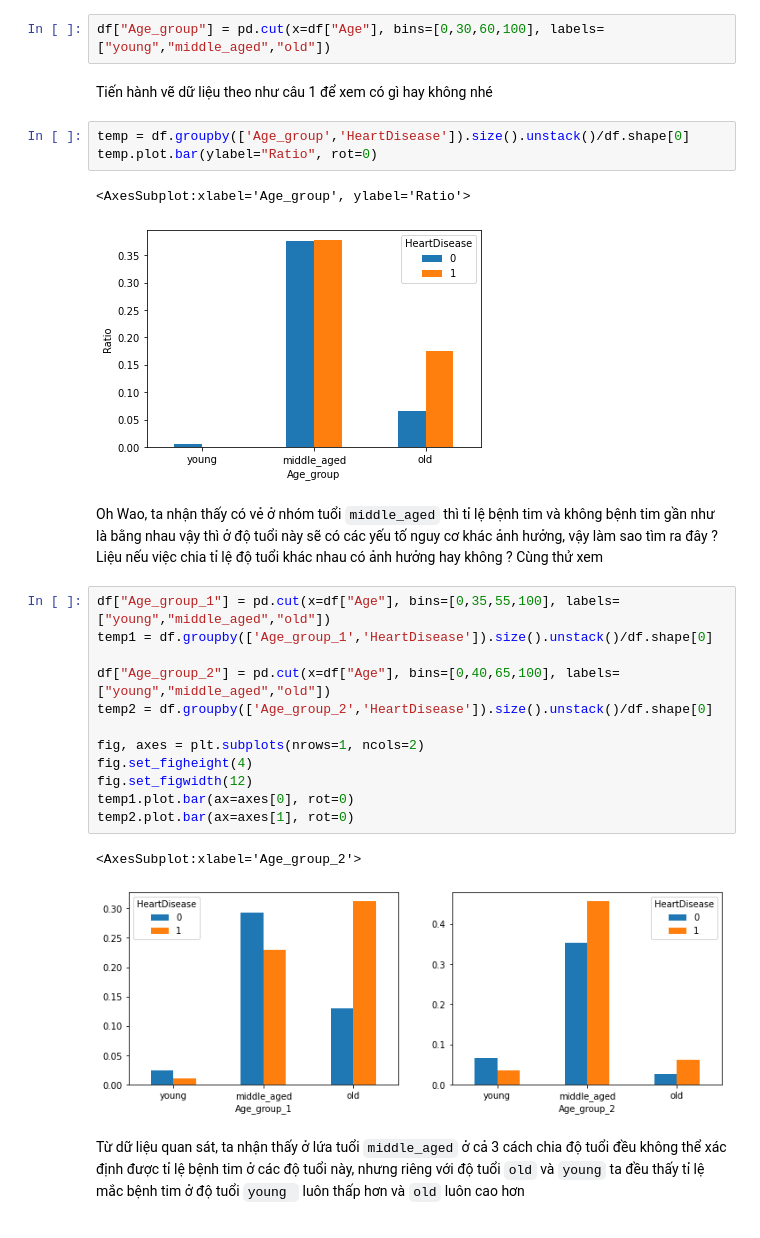
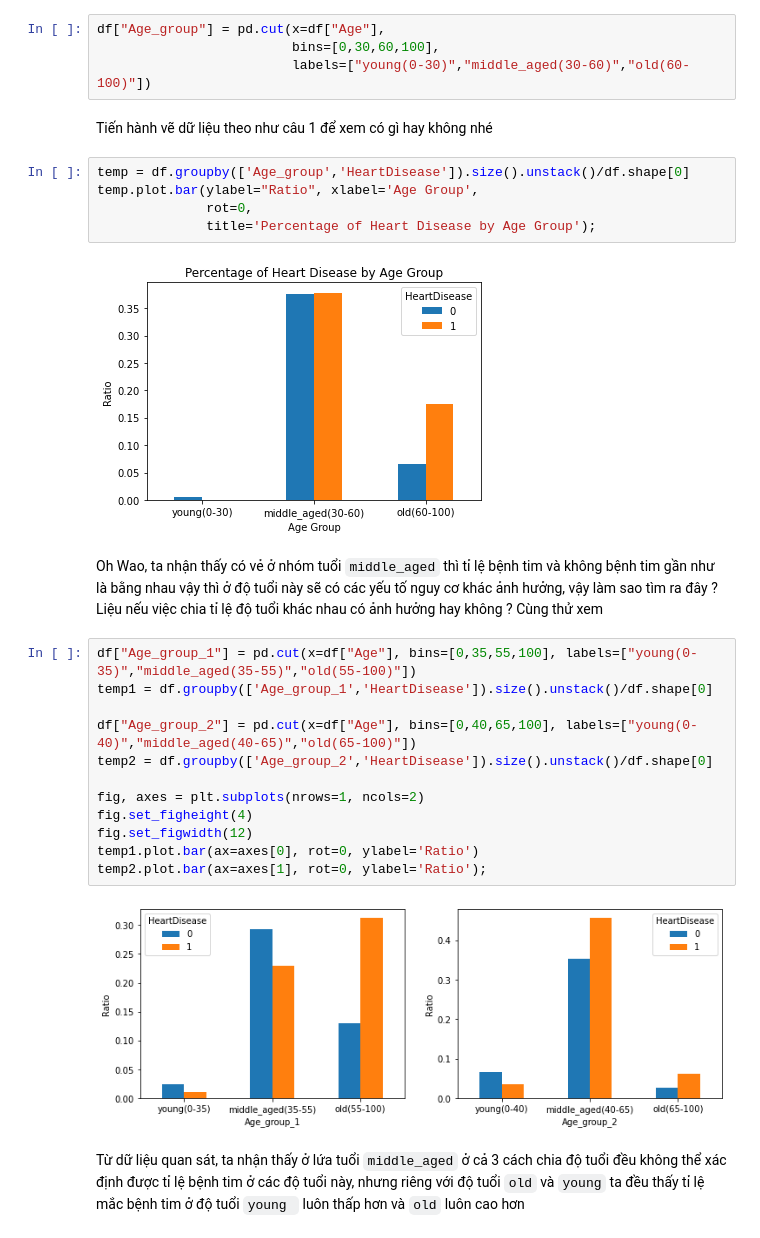
Before and after one commit to MinhVuong2000/P4DS-FinalProject, a Jupyter notebook: Final_Project.ipynb, the cells around one changed output. Drawn from its saved outputs; the diff is of its cells as text.

```diff
--- a/Final_Project.ipynb
+++ b/Final_Project.ipynb
@@ -256,32 +419,34 @@ Từ hình trên, ta nhận xét rằng những người có tuổi càng cao nh
 #### Tiền xử lý & Phân tích để trả lời câu hỏi
 - Để tiện cho việc xử lý dữ liệu, tiến hành thêm 1 cột trong dataframe ban đầu là chia cột tuổi thành 3 nhóm `young`, `middle_aged` và `old`
 # %%
-df["Age_group"] = pd.cut(x=df["Age"], bins=[0,30,60,100], labels=["young","middle_aged","old"])
+df["Age_group"] = pd.cut(x=df["Age"],
+                         bins=[0,30,60,100],
+                         labels=["young(0-30)","middle_aged(30-60)","old(60-100)"])
 # %% [markdown]
 Tiến hành vẽ dữ liệu theo như câu 1 để xem có gì hay không nhé
 # %%
 temp = df.groupby(['Age_group','HeartDisease']).size().unstack()/df.shape[0]
-temp.plot.bar(ylabel="Ratio", rot=0)
+temp.plot.bar(ylabel="Ratio", xlabel='Age Group',
+              rot=0,
+              title='Percentage of Heart Disease by Age Group');
 # %% [output]
-<AxesSubplot:xlabel='Age_group', ylabel='Ratio'>
-[figure, old version]
+[figure, new version]
 # %% [markdown]
 Oh Wao, ta nhận thấy có vẻ ở nhóm tuổi `middle_aged` thì tỉ lệ bệnh tim và không bệnh tim gần như là bằng nhau vậy thì ở độ tuổi này sẽ có các yếu tố nguy cơ khác ảnh hưởng, vậy làm sao tìm ra đây ? Liệu nếu việc chia tỉ lệ độ tuổi khác nhau có ảnh hưởng hay không ? Cùng thử xem
 # %%
-df["Age_group_1"] = pd.cut(x=df["Age"], bins=[0,35,55,100], labels=["young","middle_aged","old"])
+df["Age_group_1"] = pd.cut(x=df["Age"], bins=[0,35,55,100], labels=["young(0-35)","middle_aged(35-55)","old(55-100)"])
 temp1 = df.groupby(['Age_group_1','HeartDisease']).size().unstack()/df.shape[0]
 
-df["Age_group_2"] = pd.cut(x=df["Age"], bins=[0,40,65,100], labels=["young","middle_aged","old"])
+df["Age_group_2"] = pd.cut(x=df["Age"], bins=[0,40,65,100], labels=["young(0-40)","middle_aged(40-65)","old(65-100)"])
 temp2 = df.groupby(['Age_group_2','HeartDisease']).size().unstack()/df.shape[0]
 
 fig, axes = plt.subplots(nrows=1, ncols=2)
 fig.set_figheight(4)
 fig.set_figwidth(12)
-temp1.plot.bar(ax=axes[0], rot=0)
-temp2.plot.bar(ax=axes[1], rot=0)
+temp1.plot.bar(ax=axes[0], rot=0, ylabel='Ratio')
+temp2.plot.bar(ax=axes[1], rot=0, ylabel='Ratio');
 # %% [output]
-<AxesSubplot:xlabel='Age_group_2'>
-[figure, old version]
+[figure, new version]
 # %% [markdown]
 Từ dữ liệu quan sát, ta nhận thấy ở lứa tuổi `middle_aged` ở cả 3 cách chia độ tuổi đều không thể xác định được tỉ lệ bệnh tim ở các độ tuổi này, nhưng riêng với độ tuổi `old` và  `young` ta đều thấy tỉ lệ mắc bệnh tim ở độ tuổi `young ` luôn thấp hơn và `old` luôn cao hơn
 # %% [markdown]
```
Also changed, not shown: parts of 47 cells of this notebook.
